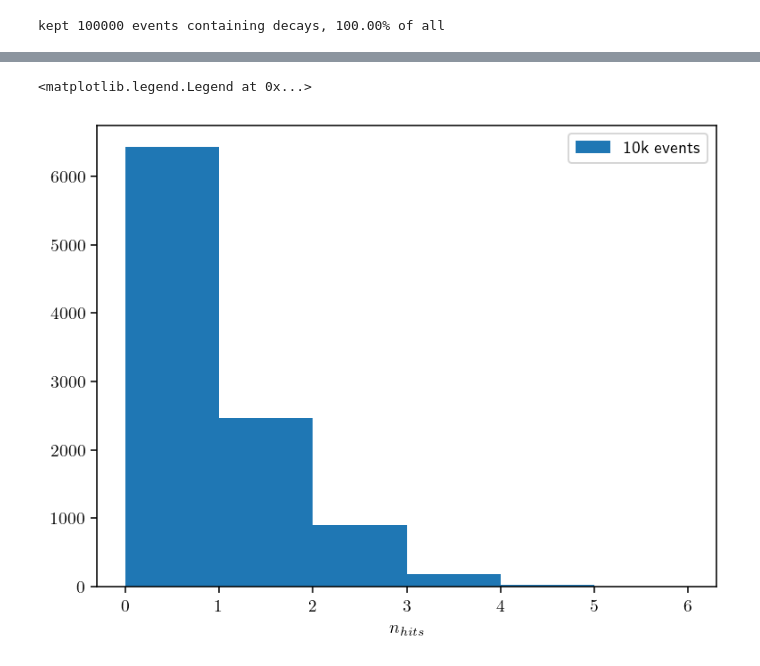
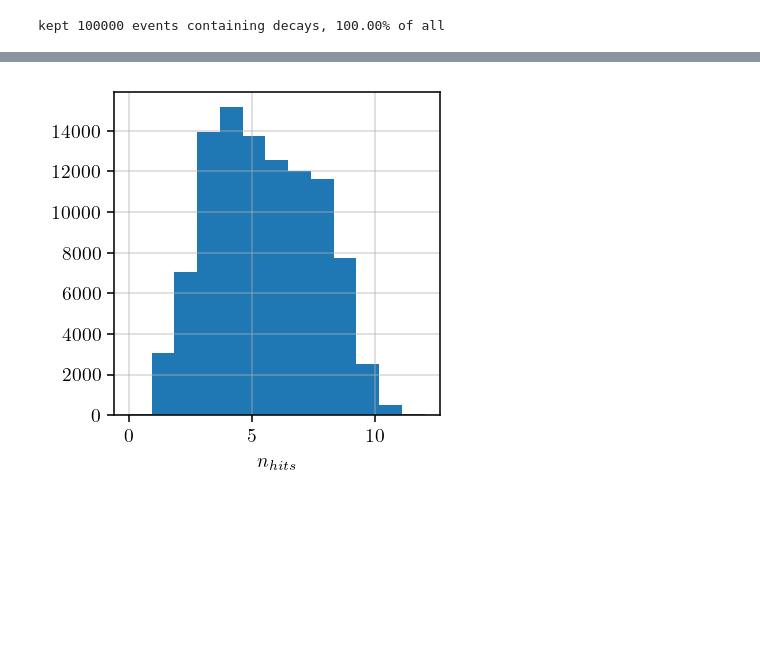
Before and after one commit to kauniska/ecal_reco, a Jupyter notebook: geant4/analysis/decay.ipynb, the cells around one changed output, grey strips where cells are left out. Cells and saved outputs as stored; diff of their text form; code cells hidden in the pictures; blank space fills up the shorter version.

Commit message:
better figures

```diff
--- a/geant4/analysis/decay.ipynb
+++ b/geant4/analysis/decay.ipynb
@@ -22,11 +22,11 @@ plt.rcParams.update({
 })
 # %%
 # later, one can use concatenation of data_0001.root - data_0008.root files as well. One is enough for testing
-file_path = '/Users/lucahartman/Documents/EPFL/MA1/project/ecal_reco/geant4/data_decay5.root'
+file_path = '/Users/lucahartman/Documents/EPFL/MA1/project/ecal_reco/geant4/data_decay6.root'
 
-branch_list_detector = ['E', 'pdg', 'EcalEdep', 'layerID', 'barID', 'Nhits']
+branch_list_detector = ['E', 'pdg', 'EcalEdep', 'layerID', 'barID', 'Nhits', 'Edep_e', 'Edep_mu']
 branch_list_run = ['E', 'Edep', 'tx', 'ty', 'x0', 'y0', 'n_sec', 'ProcessID', 'x_decay', 'y_decay', 'z_decay', 'size_XY', 'size_Z']
-branch_list_electrons = ['E', 'Vertex_E', 'muID', 'e_layer', 'e_row']
+branch_list_electrons = ['E', 'Vertex_E', 'muID']
 with uproot.open(file_path) as tree:
         detector_dict = tree['detector'].arrays(branch_list_detector, library="np")
         run_dict = tree['run'].arrays(branch_list_run, library="np")
@@ -89,7 +90,4 @@ def create_tracks(df, plot=False):
 
     return tracks, decay_pos, decay_pos_det, all_hits_x_x, all_hits_x_z, all_hits_y_y, all_hits_y_z
 # %%
-tracks, decay_pos, decay_pos_det, all_hits_x_x, all_hits_x_z, all_hits_y_y, all_hits_y_z = create_tracks(df.head(10000))
-# import line_profiler
-# %reload_ext line_profiler
-# %lprun -f create_tracks create_tracks(df_hits.head(100))
+tracks, decay_pos, decay_pos_det, all_hits_x_x, all_hits_x_z, all_hits_y_y, all_hits_y_z = create_tracks(df)
@@ -96,10 +147,10 @@ tracks, decay_pos, decay_pos_det, all_hits_x_x, all_hits_x_z, all_hits_y_y, all_
 # %%
+# hist of number of hits
 n_hits = [len(t.x.hits) + len(t.y.hits) for t in tracks]
-plt.figure()
-plt.hist(n_hits, bins = 6, range = [0, 6], label = '10k events')
-# plt.yscale('log')
+plt.figure(figsize=(3, 3))
+plt.hist(n_hits, bins = 13, range = [0, 12])
 plt.xlabel('$n_{hits}$')
-plt.legend()
+plt.grid(which='major', alpha = 0.5)
+plt.grid(which='minor', alpha=0.2)
 # %% [output]
-<matplotlib.legend.Legend at 0x...>
-[figure, old version]
+[figure, new version]
```
Also changed, not shown: parts of 8 cells of this notebook, 1 other file.
